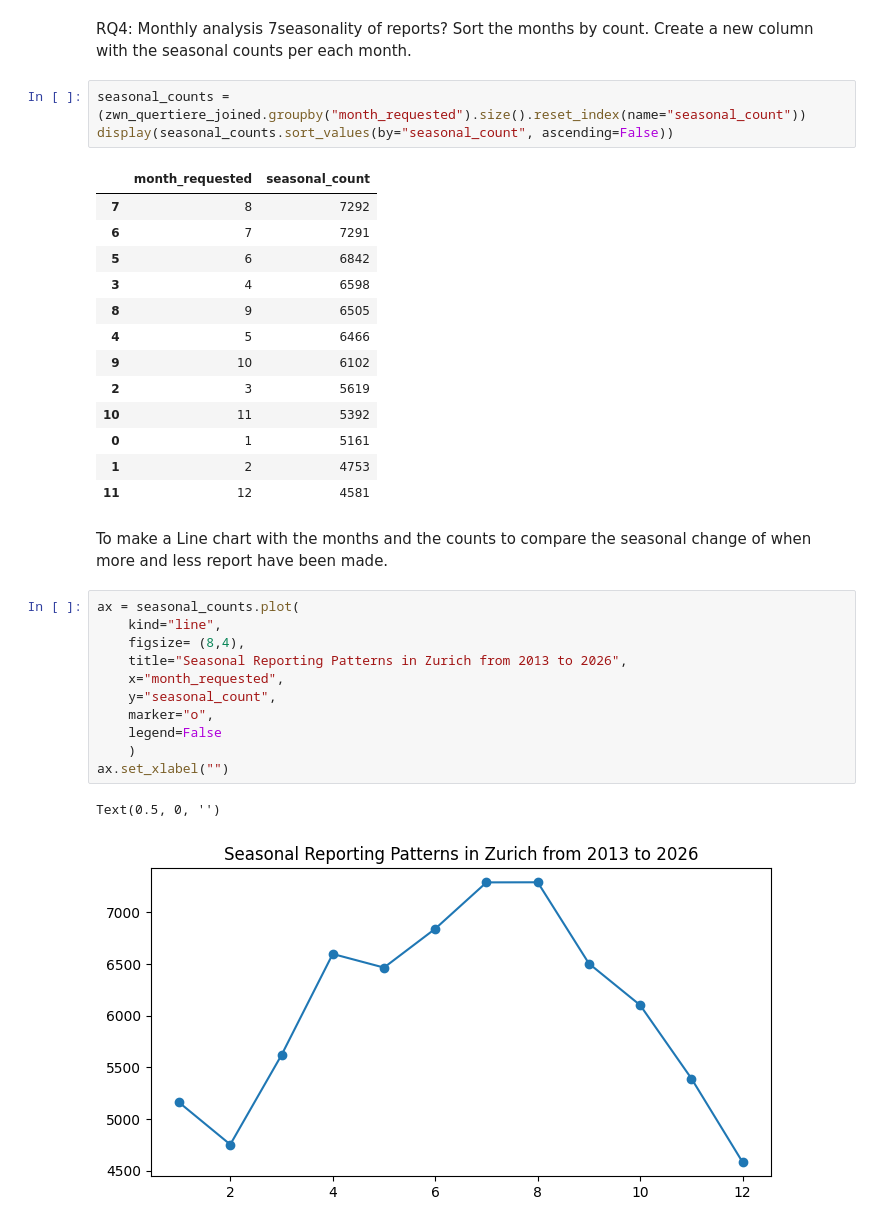
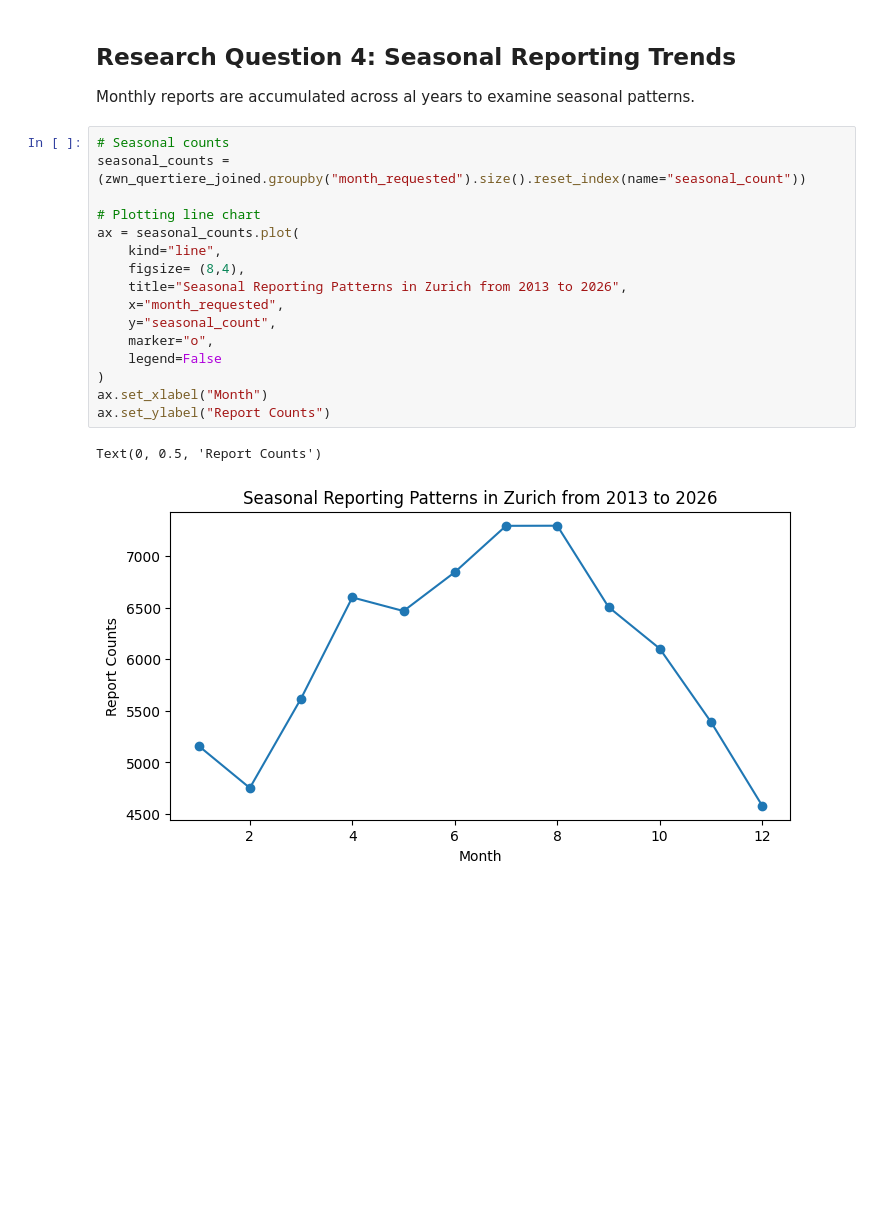
Before and after one commit to denikessi1/Project-SDS210, a Jupyter notebook: notebooks/read_data.ipynb, the cells around one changed output. Saved outputs shown, nothing was run; the diff lists cells and outputs as text; blank space fills up the shorter version.

```diff
--- a/notebooks/read_data.ipynb
+++ b/notebooks/read_data.ipynb
@@ -178,36 +210,23 @@ Text(0.5, 0, '')
 # %% [markdown]
-RQ4: Monthly analysis
-7seasonality of reports? Sort the months by count. Create a new column with the seasonal counts per each month.
+## Research Question 4: Seasonal Reporting Trends
+
+Monthly reports are accumulated across al years to examine seasonal patterns.
 # %%
+# Seasonal counts
 seasonal_counts = (zwn_quertiere_joined.groupby("month_requested").size().reset_index(name="seasonal_count"))
-display(seasonal_counts.sort_values(by="seasonal_count", ascending=False))
+
+# Plotting line chart
+ax = seasonal_counts.plot(
+    kind="line",
+    figsize= (8,4),
+    title="Seasonal Reporting Patterns in Zurich from 2013 to 2026",
+    x="month_requested",
+    y="seasonal_count",
+    marker="o",
+    legend=False
+)
+ax.set_xlabel("Month")
+ax.set_ylabel("Report Counts")
 # %% [output]
-|  | month_requested | seasonal_count |
-| 7 | 8 | 7292 |
-| 6 | 7 | 7291 |
-| 5 | 6 | 6842 |
-| 3 | 4 | 6598 |
-| 8 | 9 | 6505 |
-| 4 | 5 | 6466 |
-| 9 | 10 | 6102 |
-| 2 | 3 | 5619 |
-| 10 | 11 | 5392 |
-| 0 | 1 | 5161 |
-| 1 | 2 | 4753 |
-| 11 | 12 | 4581 |
+Text(0, 0.5, 'Report Counts')
+[figure, added]
-# %% [markdown]
-To make a Line chart with the months and the counts to compare the seasonal change of when more and less report have been made.
-# %%
-ax = seasonal_counts.plot(
-    kind="line",
-    figsize= (8,4),
-    title="Seasonal Reporting Patterns in Zurich from 2013 to 2026",
-    x="month_requested",
-    y="seasonal_count",
-    marker="o",
-    legend=False
-    )
-ax.set_xlabel("")
-# %% [output]
-Text(0.5, 0, '')
-[figure, removed]
```
Also changed, not shown: parts of 20 cells of this notebook.
